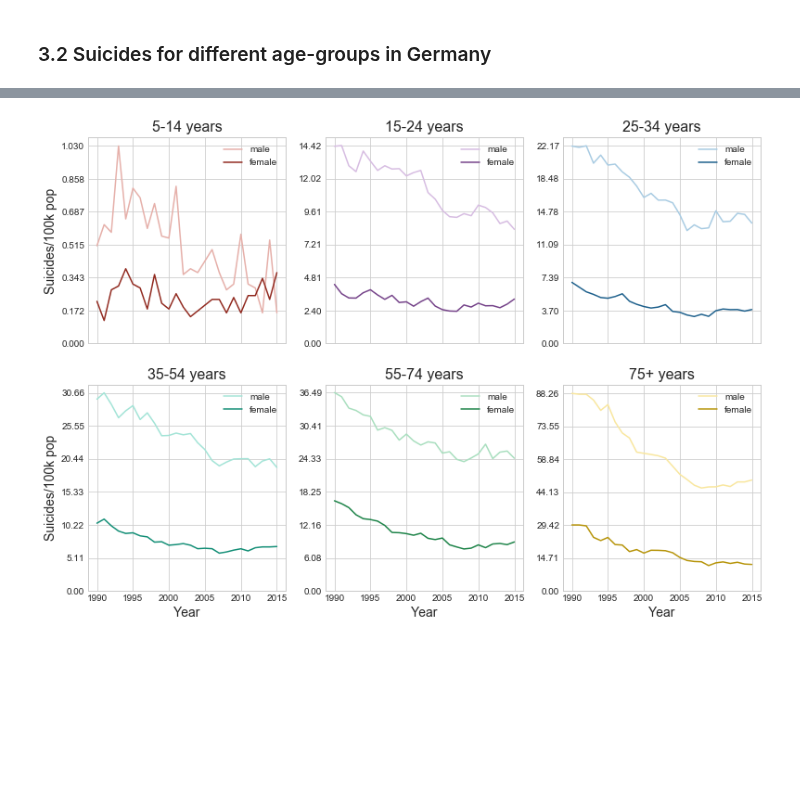
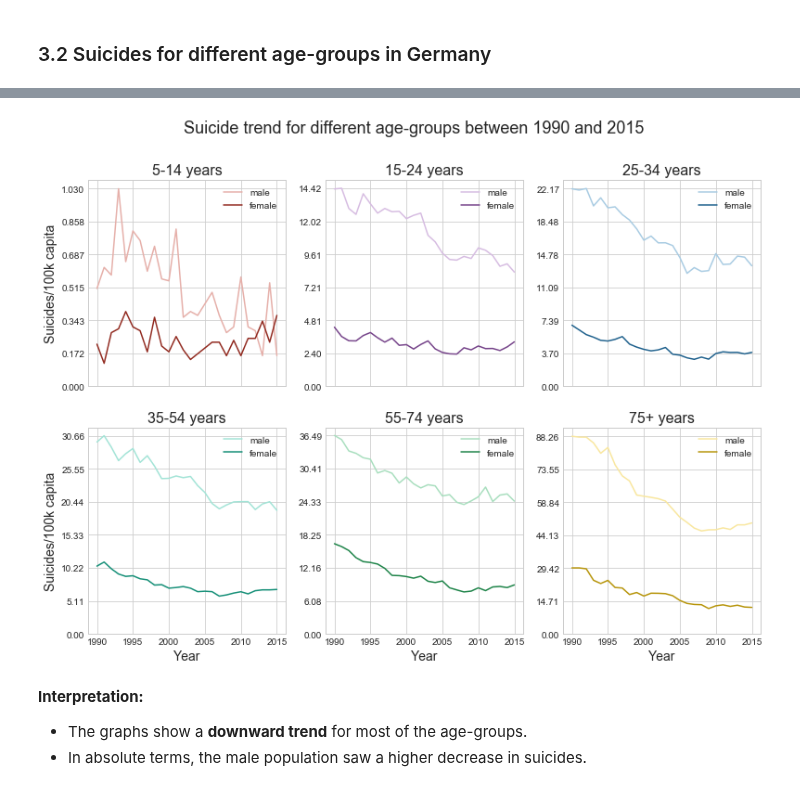
Before and after one commit to Overflowed10/Data-Analysis, a Jupyter notebook: Data Analysis - Suicides.ipynb, the cells around one changed output, grey strips where cells are left out. Saved outputs shown, nothing was run; the diff lists cells and outputs as text; code cells hidden in the pictures; blank space fills up the shorter version.

```diff
--- a/Data Analysis - Suicides.ipynb
+++ b/Data Analysis - Suicides.ipynb
@@ -239,0 +250,37 @@ pd.DataFrame(index=["5-14 years", "15-24 years", "25-34 years", "35-54 years", "
+# %%
+COLOR = {"f": "#ff8368", "m": "#6ac5ef"}
+
+country = df.country == "Germany"
+y_min, y_max = df.loc[(country), "year"].min(), df.loc[(country), "year"].max()
+d = {year: {age: {gender:[] for gender in df.sex.unique()} for age in ["5-14 years", "15-24 years", "25-34 years", "35-54 years", "55-74 years", "75+ years"]} for year in (y_min, y_max)}
+
+
+for gender in df.sex.unique():
+    for i in ["5-14 years", "15-24 years", "25-34 years", "35-54 years", "55-74 years", "75+ years"]:
+        d[y_min][i][gender].append(df.loc[(country)&(df.age==i)&(df.year==y_min)&(df.sex==gender), "suicides/100k pop"].values[0])
+        d[y_max][i][gender].append(df.loc[(country)&(df.age==i)&(df.year==y_max)&(df.sex==gender), "suicides/100k pop"].values[0])
+
+
+
+plt.figure(figsize=(12,7))
+c=0
+for age in ["5-14 years", "15-24 years", "25-34 years", "35-54 years", "55-74 years", "75+ years"]:
+    for num, gender in enumerate(df.sex.unique()):
+        rate = (1-(d[y_max][age][gender][0]/d[y_min][age][gender][0]))*100
+
+        if gender=="female":
+            plt.bar(c-0.25, rate*-1, color=COLOR["f"],width=0.25, align="edge")
+        else:
+            plt.bar(c, rate*-1, color=COLOR["m"],width=0.25, align="edge")
+        if num == 1:
+            c+=1
+
+
+plt.title(f"%-change in suicides between {y_min} and {y_max} for different age-groups and gender", fontsize=18)
+plt.ylabel(f"%-Change between {y_min} and {y_max}", fontdict={"fontsize":15})
+plt.xlabel("Age-groups", fontdict={"fontsize":15})
+plt.xticks(ticks=np.arange(0,6), labels=["5-14 years", "15-24 years", "25-34 years", "35-54 years", "55-74 years", "75+ years"], fontsize=13)
+plt.yticks(fontsize=13)
+plt.legend(df.sex.unique())
+
+plt.show()
@@ -243,32 +298,37 @@ col = {"5-14 years": {"m":  "#e6b0aa" , "f": "#922b21"}, "15-24 years": {"m": "#
           "25-34 years": {"m": "#a9cce3", "f": "#1f618d"}, "35-54 years": {"m": "#a3e4d7", "f": "#148f77"},
           "55-74 years": {"m": "#a9dfbf", "f": "#1e8449"}, "75+ years": {"m": "#f9e79f", "f": "#b7950b"}}
 
 fig, ax = plt.subplots(2,3, figsize=(13,9), sharex=True)
 ax = ax.flatten()
 
 
 for num, age_group in enumerate(age_groups):
 
     condition = (df["age"]==age_group)&(df["country"]=="Germany")
     group_df = df.loc[condition, ["suicides/100k pop", "sex", "year"]]
 
     y_min, y_max = group_df.year.min(), group_df.year.max()
     timespan = np.arange(y_min, y_max+1)
 
     male_df = group_df.loc[group_df.sex=="male", "suicides/100k pop"]
     female_df = group_df.loc[group_df.sex=="female", "suicides/100k pop"]
 
     ax[num].plot(timespan, male_df, color=col[age_group]["m"])
     ax[num].plot(timespan, female_df, color=col[age_group]["f"])
 
     ax[num].set_title(age_group, fontdict={"fontsize": 16})
     if num > 2:
         ax[num].set_xlabel("Year", fontdict={"fontsize": 14})
     if num % 3 ==0:
-        ax[num].set_ylabel("Suicides/100k pop", fontdict={"fontsize": 14})
+        ax[num].set_ylabel("Suicides/100k capita", fontdict={"fontsize": 14})
     ax[num].legend(["male", "female"])
     ax[num].set_yticks(ticks=np.linspace(0,np.maximum(male_df, female_df).max(),7))
 
+plt.suptitle(f"Suicide trend for different age-groups between {y_min} and {y_max}", fontsize=18)
 plt.show()
 # %% [output]
-[figure, old version]
+[figure, new version]
+# %% [markdown]
+<b>Interpretation:</b>
+* The graphs show a <b>downward trend</b> for most of the age-groups.
+* In absolute terms, the male population saw a higher decrease in suicides.
```
Also changed, not shown: parts of 20 cells of this notebook.
